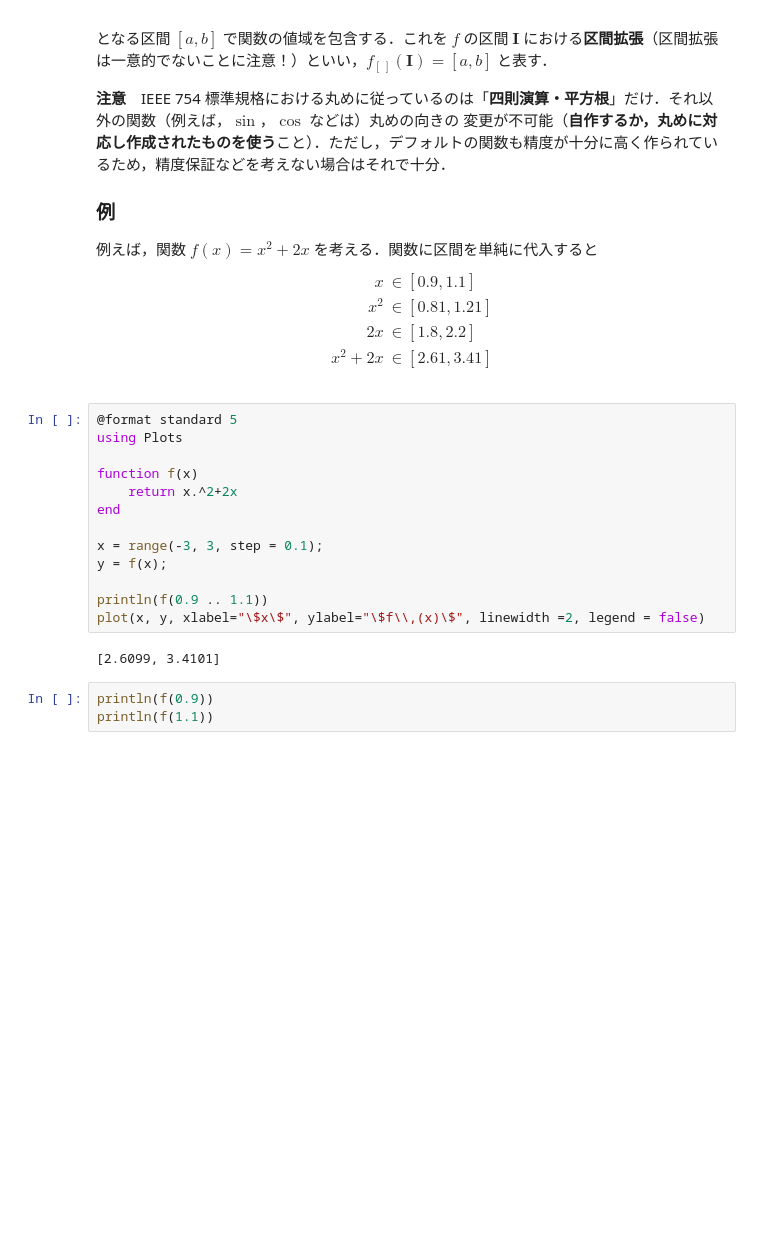
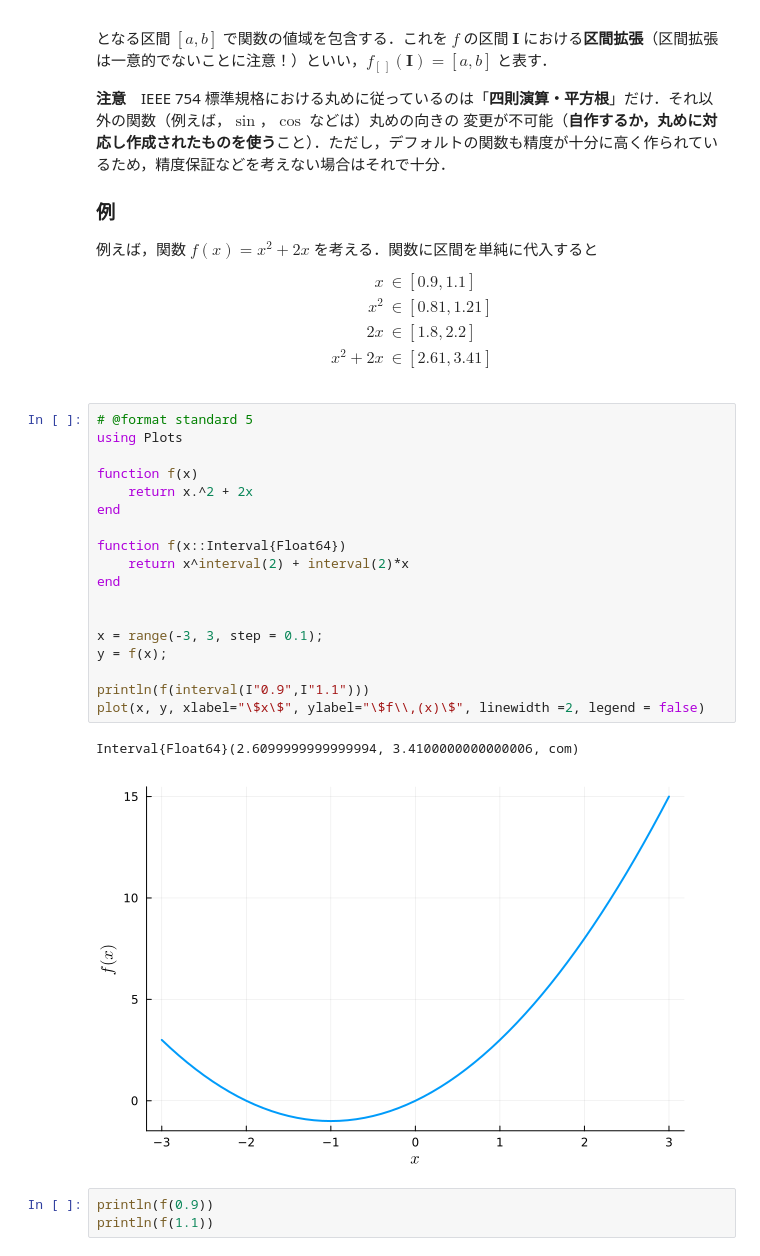
Before and after one commit to tak-lab/Advanced-Course-on-Mathematical-Model-Analysis, a Jupyter notebook: Lec4.ipynb, the cells around one changed output. Cells and saved outputs as stored; diff of their text form; blank space fills up the shorter version.

```diff
--- a/Lec4.ipynb
+++ b/Lec4.ipynb
@@ -829,20 +834,26 @@ $$
 	x^2+2x&\in[2.61,3.41]\\
 \end{align*}
 # %%
-@format standard 5
+# @format standard 5
 using Plots
 
 function f(x)
-    return x.^2+2x
+    return x.^2 + 2x
 end
+
+function f(x::Interval{Float64})
+    return x^interval(2) + interval(2)*x
+end
+
 
 x = range(-3, 3, step = 0.1);
 y = f(x);
 
-println(f(0.9 .. 1.1))
+println(f(interval(I"0.9",I"1.1")))
 plot(x, y, xlabel="\$x\$", ylabel="\$f\\,(x)\$", linewidth =2, legend = false)
 # %% [output]
-[2.6099, 3.4101]
+Interval{Float64}(2.6099999999999994, 3.4100000000000006, com)
+[figure, added]
 # %%
 println(f(0.9))
 println(f(1.1))
```
Also changed, not shown: parts of 12 cells of this notebook, 5 other files.
